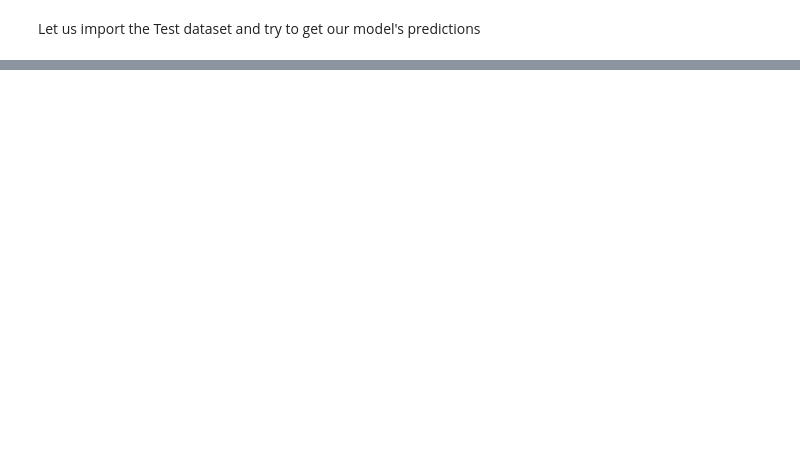
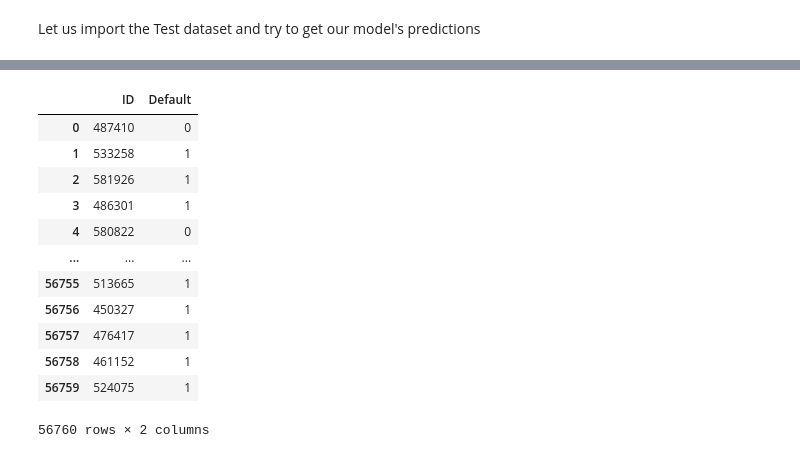
Before and after one commit to siiddd/TVSHackathon, a Jupyter notebook: Siddharth.ipynb, the cells around one changed output, grey strips where cells are left out. Saved outputs shown, nothing was run; the diff lists cells and outputs as text; code cells hidden in the pictures; blank space fills up the shorter version.

```diff
--- a/Siddharth.ipynb
+++ b/Siddharth.ipynb
@@ -192,0 +214,3 @@ test = pd.read_csv('https://raw.githubusercontent.com/siiddd/TVSHackathon/main/t
+# %%
+test = test.loc[:, ['ID', 'Compensation','Vehicle_Status','Loan_amt','Annuity_amt','density_Ind','Job_Type','Default_hist','Prop_List','Home_Appliances','Region_Type','Credit_Inq','Education_det','Marital_Stat','Gen','Credit_Lnks','Experience','Income_Alt','Ph.No', 'Type_Loan','Dependents','Company_Rating','Region','Age','Addr_permanent','Permanent_Addr_tag','c1_rated','Contact_age','Product_bought']]
+test.head(2)
@@ -192,0 +222,21 @@ test = pd.read_csv('https://raw.githubusercontent.com/siiddd/TVSHackathon/main/t
+# %%
+test['Vehicle_Status'] = labelencoder.fit_transform(test['Vehicle_Status'])
+test['Job_Type'] = labelencoder.fit_transform(test['Job_Type'])
+test['Default_hist'] = labelencoder.fit_transform(test['Default_hist'])
+test['Prop_List'] = labelencoder.fit_transform(test['Prop_List'])
+test['Region_Type'] = labelencoder.fit_transform(test['Region_Type'])
+test['Credit_Inq'] = labelencoder.fit_transform(test['Credit_Inq'])
+test['Education_det'] = labelencoder.fit_transform(test['Education_det'])
+test['Marital_Stat'] = labelencoder.fit_transform(test['Marital_Stat'])
+test['Gen'] = labelencoder.fit_transform(test['Gen'])
+test['Credit_Lnks'] = labelencoder.fit_transform(test['Credit_Lnks'])
+test['Income_Alt'] = labelencoder.fit_transform(test['Income_Alt'])
+test['Ph.No'] = labelencoder.fit_transform(test['Ph.No'])
+test['Type_Loan'] = labelencoder.fit_transform(test['Type_Loan'])
+test['Dependents'] = labelencoder.fit_transform(test['Dependents'])
+test['Company_Rating'] = labelencoder.fit_transform(test['Company_Rating'])
+test['Region'] = labelencoder.fit_transform(test['Region'])
+test['Addr_permanent'] = labelencoder.fit_transform(test['Addr_permanent'])
+test['Permanent_Addr_tag'] = labelencoder.fit_transform(test['Permanent_Addr_tag'])
+
+test.head(2)
@@ -192,0 +248,14 @@ test = pd.read_csv('https://raw.githubusercontent.com/siiddd/TVSHackathon/main/t
+# %%
+test['Compensation'] = test['Compensation'].fillna(data['Compensation'].mean())
+test['Vehicle_Status'] = test['Vehicle_Status'].fillna(data['Vehicle_Status'].mode())
+test['Annuity_amt'] = test['Annuity_amt'].fillna(data['Annuity_amt'].mean())
+test['density_Ind'] = test['density_Ind'].fillna(data['density_Ind'].mean())
+test['Job_Type'] = test['Job_Type'].fillna(data['Job_Type'].mode())
+test['Prop_List'] = test['Prop_List'].fillna(data['Prop_List'].mode())
+test['Home_Appliances'] = test['Home_Appliances'].fillna(data['Home_Appliances'].mean())
+test['Credit_Inq'] = test['Credit_Inq'].fillna(data['Credit_Inq'].mode())
+test['Experience'] = test['Experience'].fillna(data['Experience'].mean())
+test['Income_Alt'] = test['Income_Alt'].fillna(data['Income_Alt'].mode())
+test['Company_Rating'] = test['Company_Rating'].fillna(data['Company_Rating'].mode())
+test['c1_rated'] = test['c1_rated'].fillna(data['c1_rated'].mean())
+test['Contact_age'] = test['Contact_age'].fillna(data['Contact_age'].mean())
@@ -192,0 +282,4 @@ test = pd.read_csv('https://raw.githubusercontent.com/siiddd/TVSHackathon/main/t
+# %%
+test_pred = model_NB.predict(test.iloc[:, 1:-1])
+test_pred = pd.DataFrame(test_pred, columns = ['Default'])
+test_pred
@@ -192,0 +300,17 @@ test = pd.read_csv('https://raw.githubusercontent.com/siiddd/TVSHackathon/main/t
+# %%
+submission = pd.concat([test.iloc[:, 0], test_pred], axis = 1)
+submission
+# %% [output]
+|  | ID | Default |
+| 0 | 487410 | 0 |
+| 1 | 533258 | 1 |
+| 2 | 581926 | 1 |
+| 3 | 486301 | 1 |
+| 4 | 580822 | 0 |
+| ... | ... | ... |
+| 56755 | 513665 | 1 |
+| 56756 | 450327 | 1 |
+| 56757 | 476417 | 1 |
+| 56758 | 461152 | 1 |
+| 56759 | 524075 | 1 |
+56760 rows × 2 columns
```
Also changed, not shown: parts of 10 cells of this notebook.
